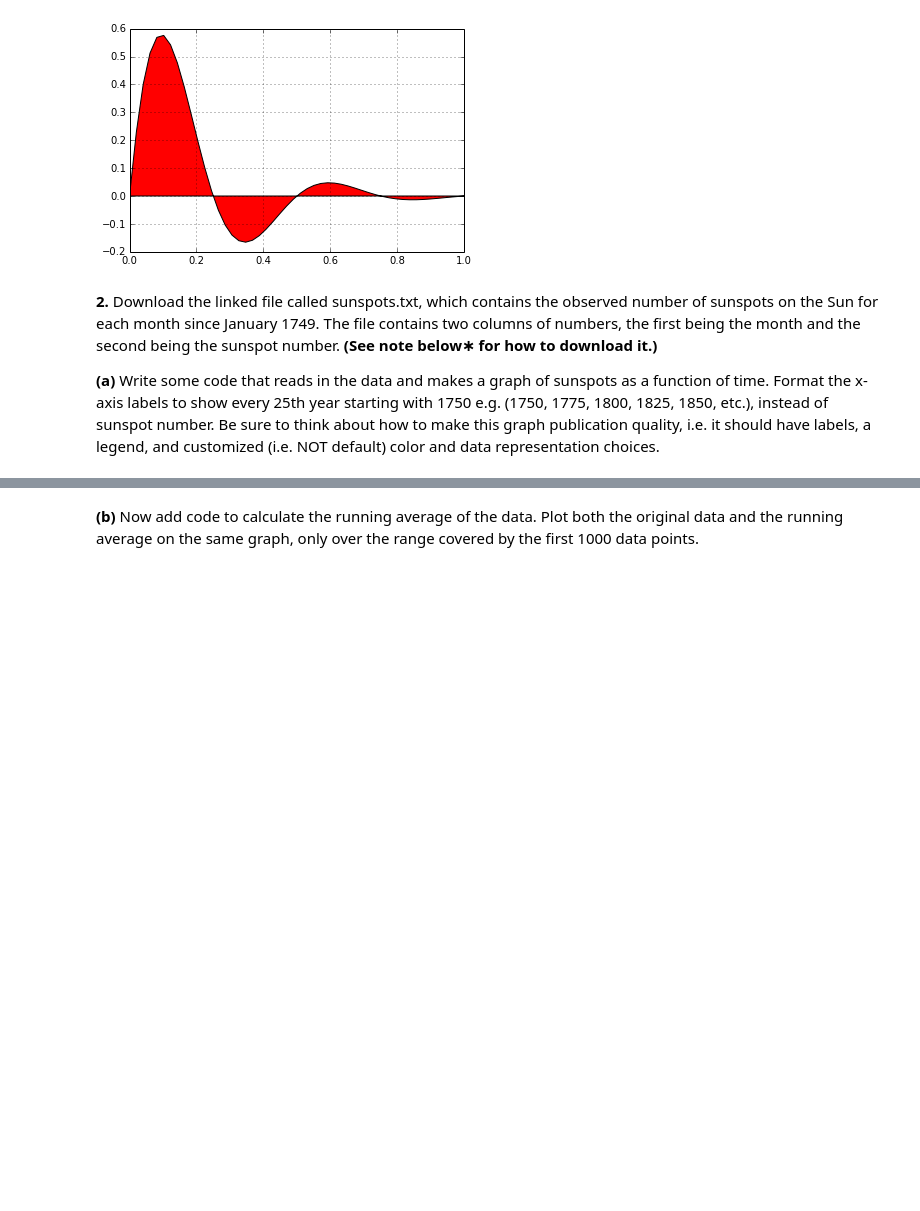
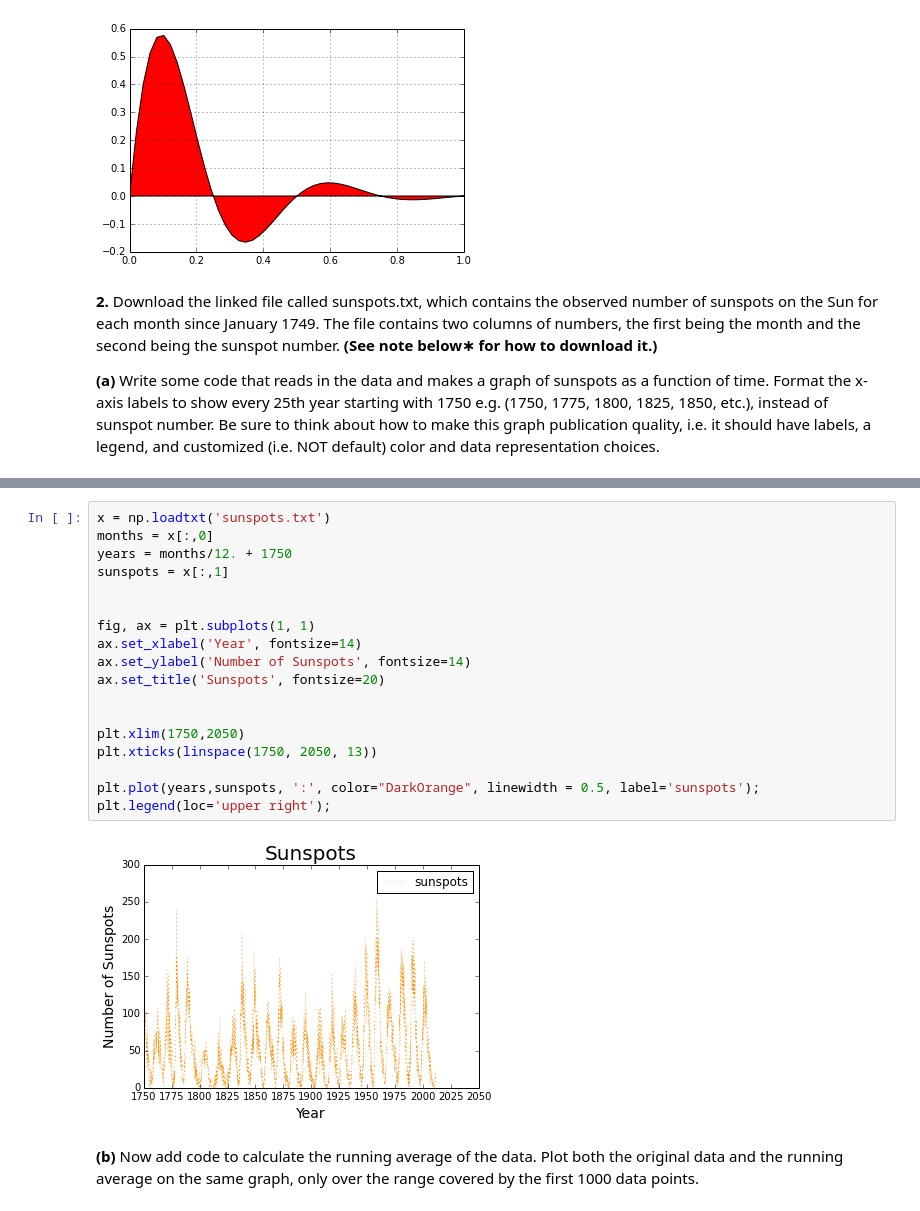
Before and after one commit to slewis06/PHYS202-S14, a Jupyter notebook: Graphics/GraphicsExercises.ipynb, the cells around one changed output, grey strips where cells are left out. Saved outputs shown, nothing was run; the diff lists cells and outputs as text; blank space fills up the shorter version.

Commit message:
Working on Graphics Exercises

```diff
--- a/Graphics/GraphicsExercises.ipynb
+++ b/Graphics/GraphicsExercises.ipynb
@@ -40,3 +58,23 @@ cat: sunspots.txt: No such file or directory
+# %%
+x = np.loadtxt('sunspots.txt')
+months = x[:,0]
+years = months/12. + 1750
+sunspots = x[:,1]
+
+
+fig, ax = plt.subplots(1, 1)
+ax.set_xlabel('Year', fontsize=14)
+ax.set_ylabel('Number of Sunspots', fontsize=14)
+ax.set_title('Sunspots', fontsize=20)
+
+
+plt.xlim(1750,2050)
+plt.xticks(linspace(1750, 2050, 13))
+
+plt.plot(years,sunspots, ':', color="DarkOrange", linewidth = 0.5, label='sunspots');
+plt.legend(loc='upper right');
+# %% [output]
+[figure, added]
 # %% [markdown]
 **(b)** Now add code to calculate the running average of the data. Plot both the original data and the running average on the same graph, only over the range covered by the first 1000 data points.
 # %% [markdown]
```
Also changed, not shown: parts of 2 cells of this notebook.
